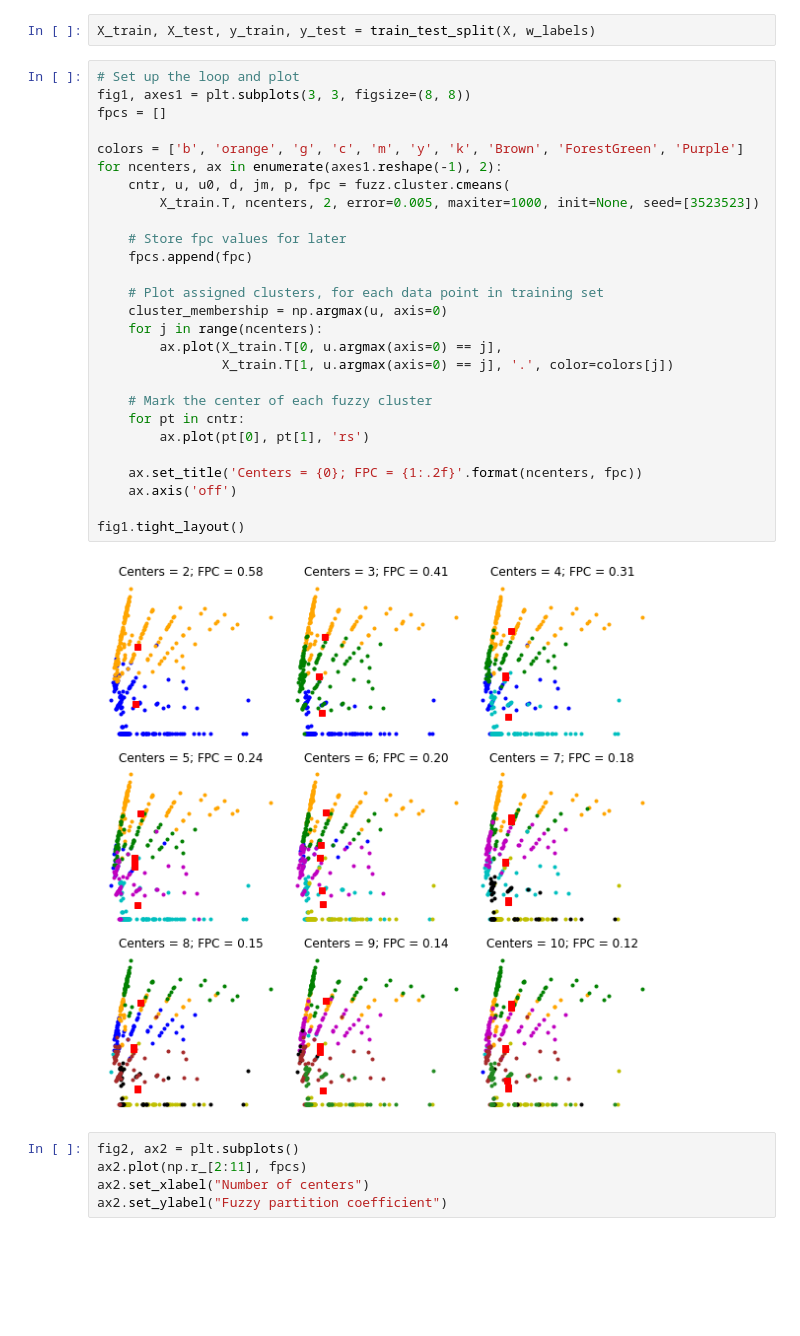
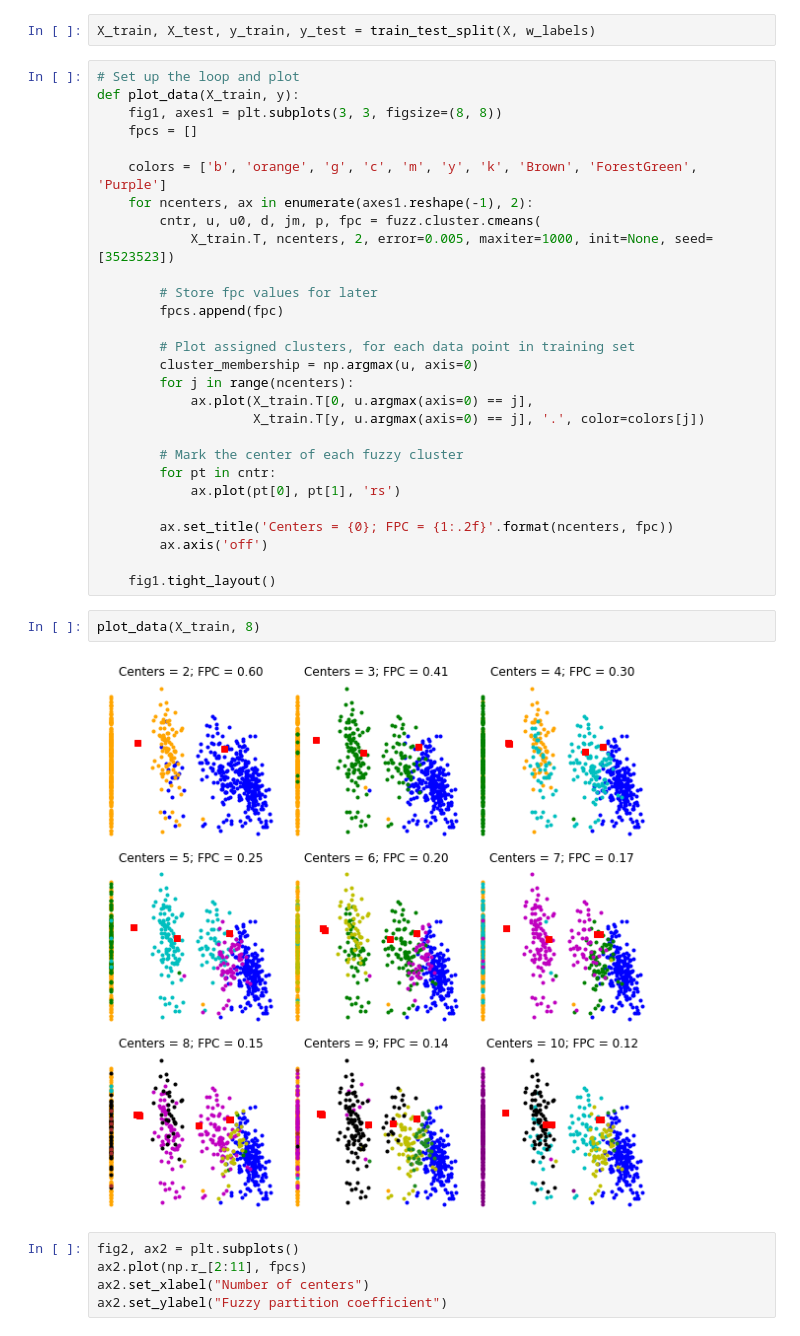
Before and after one commit to zacmcnulty123/reasoning_under_uncertainty, a Jupyter notebook: Project/Tennis.ipynb, the cells around one changed output. Drawn from its saved outputs; the diff is of its cells as text; blank space fills up the shorter version.

```diff
--- a/Project/Tennis.ipynb
+++ b/Project/Tennis.ipynb
@@ -518,33 +534,36 @@ from sklearn.model_selection import train_test_split
 X_train, X_test, y_train, y_test = train_test_split(X, w_labels)
 # %%
 # Set up the loop and plot
-fig1, axes1 = plt.subplots(3, 3, figsize=(8, 8))
-fpcs = []
+def plot_data(X_train, y):
+    fig1, axes1 = plt.subplots(3, 3, figsize=(8, 8))
+    fpcs = []
 
-colors = ['b', 'orange', 'g', 'c', 'm', 'y', 'k', 'Brown', 'ForestGreen', 'Purple']
-for ncenters, ax in enumerate(axes1.reshape(-1), 2):
-    cntr, u, u0, d, jm, p, fpc = fuzz.cluster.cmeans(
-        X_train.T, ncenters, 2, error=0.005, maxiter=1000, init=None, seed=[3523523])
+    colors = ['b', 'orange', 'g', 'c', 'm', 'y', 'k', 'Brown', 'ForestGreen', 'Purple']
+    for ncenters, ax in enumerate(axes1.reshape(-1), 2):
+        cntr, u, u0, d, jm, p, fpc = fuzz.cluster.cmeans(
+            X_train.T, ncenters, 2, error=0.005, maxiter=1000, init=None, seed=[3523523])
 
-    # Store fpc values for later
-    fpcs.append(fpc)
+        # Store fpc values for later
+        fpcs.append(fpc)
 
-    # Plot assigned clusters, for each data point in training set
-    cluster_membership = np.argmax(u, axis=0)
-    for j in range(ncenters):
-        ax.plot(X_train.T[0, u.argmax(axis=0) == j],
-                X_train.T[1, u.argmax(axis=0) == j], '.', color=colors[j])
+        # Plot assigned clusters, for each data point in training set
+        cluster_membership = np.argmax(u, axis=0)
+        for j in range(ncenters):
+            ax.plot(X_train.T[0, u.argmax(axis=0) == j],
+                    X_train.T[y, u.argmax(axis=0) == j], '.', color=colors[j])
 
-    # Mark the center of each fuzzy cluster
-    for pt in cntr:
-        ax.plot(pt[0], pt[1], 'rs')
+        # Mark the center of each fuzzy cluster
+        for pt in cntr:
+            ax.plot(pt[0], pt[1], 'rs')
 
-    ax.set_title('Centers = {0}; FPC = {1:.2f}'.format(ncenters, fpc))
-    ax.axis('off')
+        ax.set_title('Centers = {0}; FPC = {1:.2f}'.format(ncenters, fpc))
+        ax.axis('off')
 
-fig1.tight_layout()
+    fig1.tight_layout()
-# %% [output]
-[figure, removed]
+# %%
+plot_data(X_train, 8)
+# %% [output]
+[figure, added]
 # %%
 fig2, ax2 = plt.subplots()
 ax2.plot(np.r_[2:11], fpcs)
```
Also changed, not shown: parts of 11 cells of this notebook, 1 other file.
